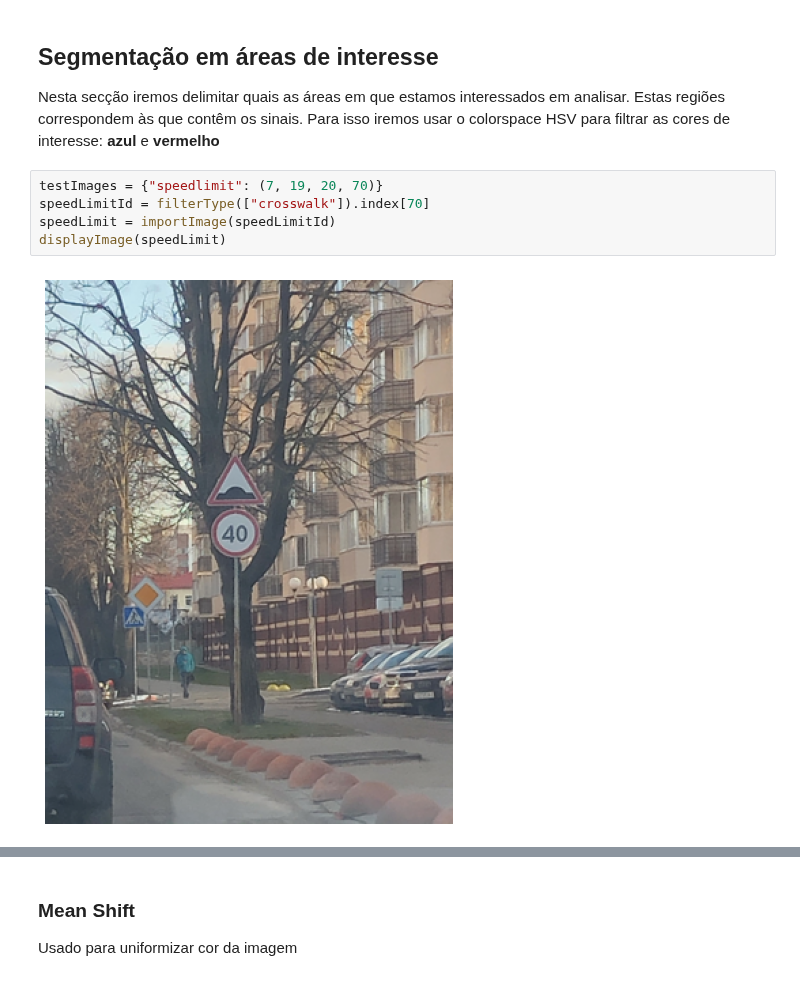
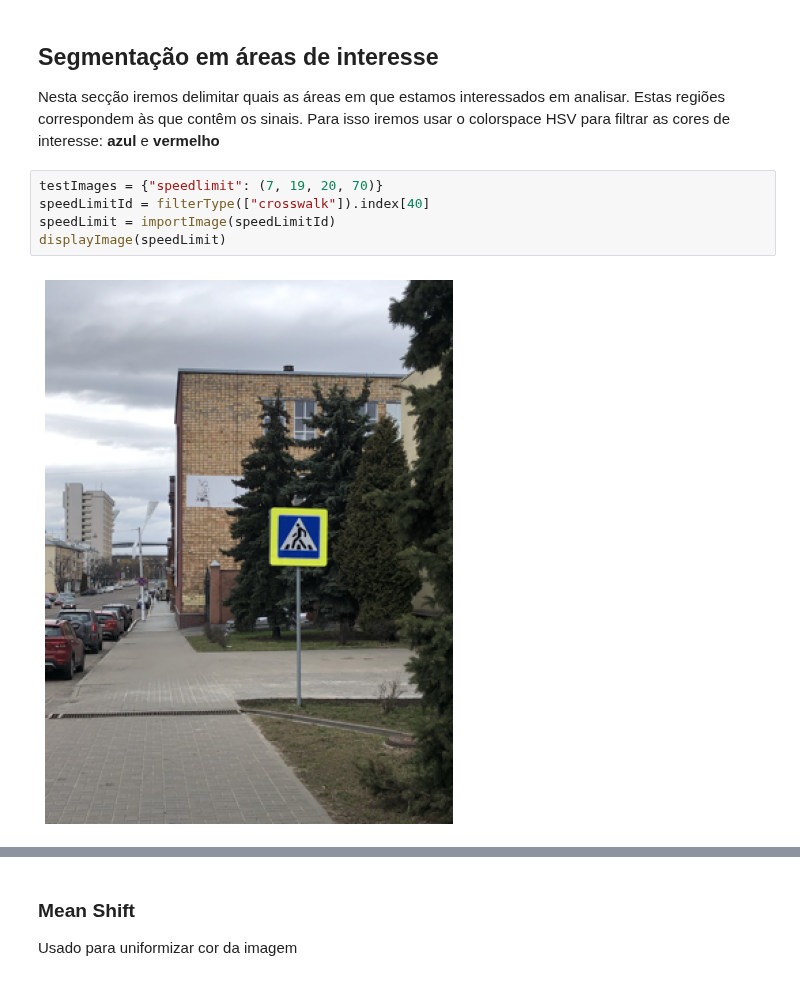
Before and after one commit to joaolucasmartins/VC2022, a Jupyter notebook: notebook.ipynb, the cells around one changed output, grey strips where cells are left out. Cells and saved outputs as stored; diff of their text form.

```diff
--- a/notebook.ipynb
+++ b/notebook.ipynb
@@ -90,11 +90,11 @@ filterType(["speedlimit"])
 Nesta secção iremos delimitar quais as áreas em que estamos interessados em analisar. Estas regiões correspondem às que contêm os sinais. Para isso iremos usar o colorspace HSV para filtrar as cores de interesse: **azul** e **vermelho**
 # %%
 testImages = {"speedlimit": (7, 19, 20, 70)}
-speedLimitId = filterType(["crosswalk"]).index[70]
+speedLimitId = filterType(["crosswalk"]).index[40]
 speedLimit = importImage(speedLimitId)
 displayImage(speedLimit)
 # %% [output]
-[figure, old version]
+[figure, new version]
 # %%
 clahe = cv.createCLAHE(clipLimit=2.0, tileGridSize=(8,8))
 hsv = cv.cvtColor(speedLimit, cv.COLOR_BGR2HSV)
```
Also changed, not shown: parts of 8 cells of this notebook.
